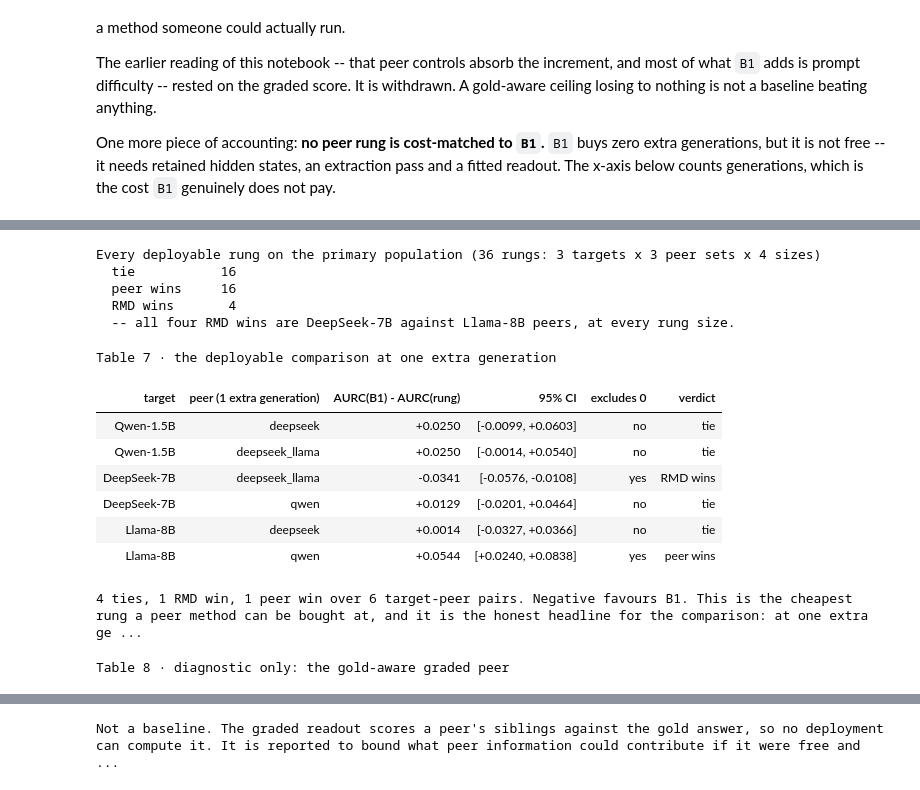
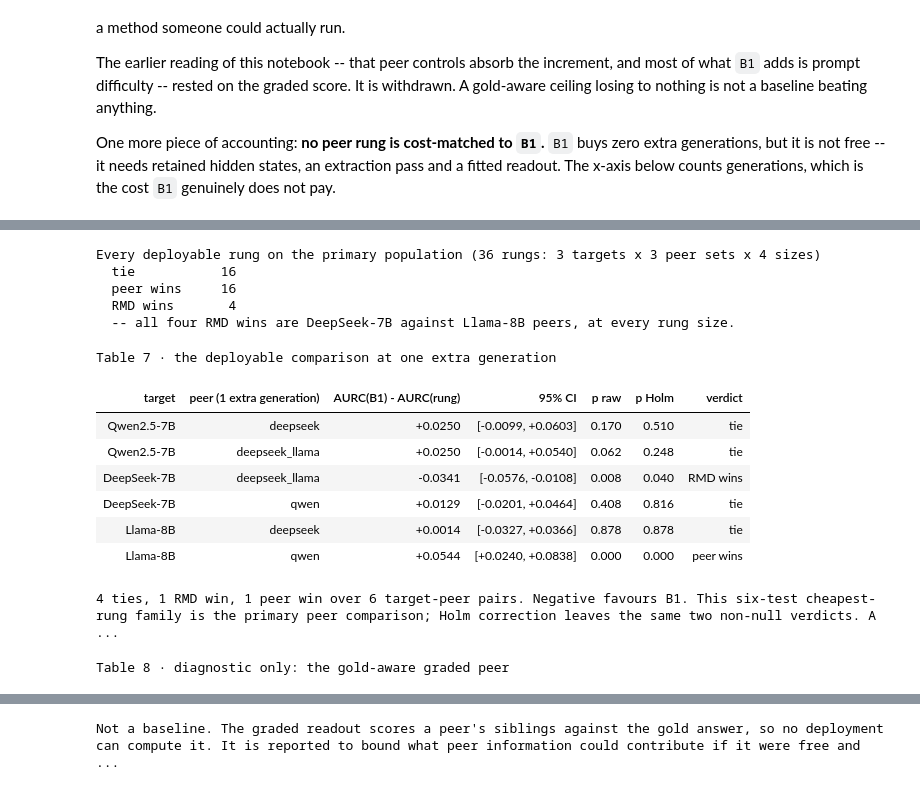
Before and after one commit to djaniak/reasoning-geometry, a Jupyter notebook: notebooks/14_rmd_workshop_story.ipynb, the cells around one changed output, grey strips where cells are left out. Drawn from its saved outputs; the diff is of its cells as text; code cells hidden in the pictures.

```diff
--- a/notebooks/14_rmd_workshop_story.ipynb
+++ b/notebooks/14_rmd_workshop_story.ipynb
@@ -70,8 +72,11 @@ sys.path.insert(0, str(Path.cwd()))
 import _viz_utils as vu
 
 ROOT = vu.repo_root()
+sys.path.insert(0, str(ROOT))
+from baselines.abstention_baselines import holm_correction
+
 MODELS = ["qwen", "deepseek", "deepseek_llama"]
-NICE = {"qwen": "Qwen-1.5B", "deepseek": "DeepSeek-7B", "deepseek_llama": "Llama-8B"}
+NICE = {"qwen": "Qwen2.5-7B", "deepseek": "DeepSeek-7B", "deepseek_llama": "Llama-8B"}
 PRIMARY = "full_population"  # C_B on all 500 prompts; see section 2
 
 
@@ -88,7 +93,8 @@ CLOSEST = artifact("closest_baselines/closest_baselines_results.json")
 
 # The refit sweep is registered and pending; the gate in section 4 reads this.
 REFIT_PATH = ROOT / "results/refit_stability/refit_stability_results.json"
-REFIT = json.loads(REFIT_PATH.read_text()) if REFIT_PATH.exists() else None
+REFIT_PAYLOAD = json.loads(REFIT_PATH.read_text()) if REFIT_PATH.exists() else {}
+REFIT = REFIT_PAYLOAD if REFIT_PAYLOAD.get("complete") else None
 
 # Guard the joins the prose depends on, so a renamed key fails here and not
 # silently three figures later.
@@ -867,16 +792,23 @@ for ax, label in zip(axes, MODELS):
                 xytext=(0, 4), textcoords="offset points", fontsize=7.5,
                 color=B1_COLOR, ha="left")
     for peer, marker in zip(entry["peers"] + ["both"], ["o", "s", "^"]):
-        xs, ys = [], []
+        xs, ys, err_low, err_high = [], [], [], []
         for size in SIZES:
-            rung = rungs.get(f"B0_agree_{peer}_m{size}")
+            name = f"B0_agree_{peer}_m{size}"
+            rung = rungs.get(name)
             if rung is None:
                 continue
+            delta = entry["populations"][PRIMARY]["contrasts"][f"B1_minus_{name}"]["aurc"]
             xs.append(rung["cost"]["extra_calls"])
             ys.append(rung["aurc_mean"])
+            err_low.append(delta["ci_high"] - delta["point_estimate"])
+            err_high.append(delta["point_estimate"] - delta["ci_low"])
         faded = peer == "both"
         ax.plot(xs, ys, marker=marker, ms=4.5, lw=1.3, color=PEER_COLOR,
                 alpha=.55 if faded else 1.0, zorder=2)
+        ax.errorbar(xs, ys, yerr=[err_low, err_high], fmt="none",
+                    color=PEER_COLOR, capsize=2, lw=.8,
+                    alpha=.4 if faded else .7, zorder=1)
         # The combined rung ends one tick further right and often lands on top
         # of the single-peer label, so it is dropped a line.
         ax.annotate(NICE.get(peer, "both peers"), (xs[-1], ys[-1]),
@@ -937,70 +871,82 @@ for outcome, count in sorted(LADDER_TALLY.items(), key=lambda kv: -kv[1]):
     print(f"  {outcome:<12s} {count:>3}")
 print("  -- all four RMD wins are DeepSeek-7B against Llama-8B peers, at every "
       "rung size.\n")
-T6 = pd.DataFrame([
-    {
-        "target": NICE[label],
-        "peer (1 extra generation)": name.replace("B0_agree_", "").replace("_m1", ""),
-        "AURC(B1) - AURC(rung)": rung["aurc_delta_B1_minus_rung"],
-        "95% CI": f"[{rung['ci'][0]:+.4f}, {rung['ci'][1]:+.4f}]",
-        "excludes 0": "yes" if rung["excludes_zero"] else "no",
-        "verdict": WORDS[rung["winner"]],
-    }
+PRIMARY_PEER_P = {
+    f"{label}:{name}": LADDER_BY[label]["populations"][PRIMARY]
+        ["contrasts"][f"B1_minus_{name}"]["aurc"]["p_two_sided"]
     for label in MODELS
     for name, rung in VERDICT[label]["rungs"].items()
     if rung["kind"] == "agree"
-])
+}
+PRIMARY_PEER_HOLM = holm_correction(PRIMARY_PEER_P)
+rows = []
+for label in MODELS:
+    for name, rung in VERDICT[label]["rungs"].items():
+        if rung["kind"] != "agree":
+            continue
+        key = f"{label}:{name}"
+        delta = LADDER_BY[label]["populations"][PRIMARY]["contrasts"][f"B1_minus_{name}"]["aurc"]
+        rows.append({
+            "target": NICE[label],
+            "peer (1 extra generation)": name.replace("B0_agree_", "").replace("_m1", ""),
+            "AURC(B1) - AURC(rung)": rung["aurc_delta_B1_minus_rung"],
+            "95% CI": f"[{rung['ci'][0]:+.4f}, {rung['ci'][1]:+.4f}]",
+            "p raw": delta["p_two_sided"],
+            "p Holm": PRIMARY_PEER_HOLM[key],
+            "verdict": WORDS[rung["winner"]],
+        })
+T6 = pd.DataFrame(rows)
 counts = T6["verdict"].value_counts()
 table(
     T6,
     "Table 7 · the deployable comparison at one extra generation",
     note=(f"{counts.get('tie', 0)} ties, {counts.get('RMD wins', 0)} RMD win, "
           f"{counts.get('peer wins', 0)} peer win over {len(T6)} target-peer "
-          "pairs. Negative favours <code>B1</code>. This is the cheapest rung a "
-          "peer method can be bought at, and it is the honest headline for the "
-          "comparison: at one extra generation the deployable peer is mostly "
-          "indistinguishable, beats RMD once, and loses to it once."),
+          "pairs. Negative favours <code>B1</code>. This six-test cheapest-rung "
+          "family is the primary peer comparison; Holm correction leaves the same "
+          "two non-null verdicts. At one extra generation the deployable peer is "
+          "mostly indistinguishable, beats RMD once, and loses to it once."),
     highlight=[verdict != "tie" for verdict in T6["verdict"]],
-    **{"AURC(B1) - AURC(rung)": "{:+.4f}"},
+    **{"AURC(B1) - AURC(rung)": "{:+.4f}", "p raw": "{:.3f}", "p Holm": "{:.3f}"},
 )
 
 T7 = pd.DataFrame([
     {
         "target": NICE[label],
         "graded peer (1 extra generation)": name.replace("B0_graded_", "").replace("_m1", ""),
         "AURC(B1) - AURC(rung)": rung["aurc_delta_B1_minus_rung"],
         "95% CI": f"[{rung['ci'][0]:+.4f}, {rung['ci'][1]:+.4f}]",
         "deployable": "no -- consults gold",
     }
     for label in MODELS
     for name, rung in VERDICT[label]["rungs"].items()
     if rung["kind"] == "graded"
 ])
 table(
     T7,
     "Table 8 · diagnostic only: the gold-aware graded peer",
     note=("<b>Not a baseline.</b> The graded readout scores a peer's siblings "
           "against the gold answer, so no deployment can compute it. It is "
           "reported to bound what peer information could contribute if it were "
           "free and perfectly graded. Any claim that peers &ldquo;absorb&rdquo; "
           "or &ldquo;explain&rdquo; the increment came from this table and does "
           "not survive the distinction."),
     **{"AURC(B1) - AURC(rung)": "{:+.4f}"},
 )
 # %% [output]
 Every deployable rung on the primary population (36 rungs: 3 targets x 3 peer sets x 4 sizes)
   tie           16
   peer wins     16
   RMD wins       4
   -- all four RMD wins are DeepSeek-7B against Llama-8B peers, at every rung size.
 Table 7 · the deployable comparison at one extra generation
-| target | peer (1 extra generation) | AURC(B1) - AURC(rung) | 95% CI | excludes 0 | verdict |
-| Qwen-1.5B | deepseek | +0.0250 | [-0.0099, +0.0603] | no | tie |
-| Qwen-1.5B | deepseek_llama | +0.0250 | [-0.0014, +0.0540] | no | tie |
-| DeepSeek-7B | deepseek_llama | -0.0341 | [-0.0576, -0.0108] | yes | RMD wins |
-| DeepSeek-7B | qwen | +0.0129 | [-0.0201, +0.0464] | no | tie |
-| Llama-8B | deepseek | +0.0014 | [-0.0327, +0.0366] | no | tie |
-| Llama-8B | qwen | +0.0544 | [+0.0240, +0.0838] | yes | peer wins |
+| target | peer (1 extra generation) | AURC(B1) - AURC(rung) | 95% CI | p raw | p Holm | verdict |
+| Qwen2.5-7B | deepseek | +0.0250 | [-0.0099, +0.0603] | 0.170 | 0.510 | tie |
+| Qwen2.5-7B | deepseek_llama | +0.0250 | [-0.0014, +0.0540] | 0.062 | 0.248 | tie |
+| DeepSeek-7B | deepseek_llama | -0.0341 | [-0.0576, -0.0108] | 0.008 | 0.040 | RMD wins |
+| DeepSeek-7B | qwen | +0.0129 | [-0.0201, +0.0464] | 0.408 | 0.816 | tie |
+| Llama-8B | deepseek | +0.0014 | [-0.0327, +0.0366] | 0.878 | 0.878 | tie |
+| Llama-8B | qwen | +0.0544 | [+0.0240, +0.0838] | 0.000 | 0.000 | peer wins |
-4 ties, 1 RMD win, 1 peer win over 6 target-peer pairs. Negative favours B1. This is the cheapest rung a peer method can be bought at, and it is the honest headline for the comparison: at one extra ge ...
+4 ties, 1 RMD win, 1 peer win over 6 target-peer pairs. Negative favours B1. This six-test cheapest-rung family is the primary peer comparison; Holm correction leaves the same two non-null verdicts. A ...
 Table 8 · diagnostic only: the gold-aware graded peer
 | target | graded peer (1 extra generation) | AURC(B1) - AURC(rung) | 95% CI | deployable |
```
Also changed, not shown: parts of 12 cells of this notebook, 30 other files.
